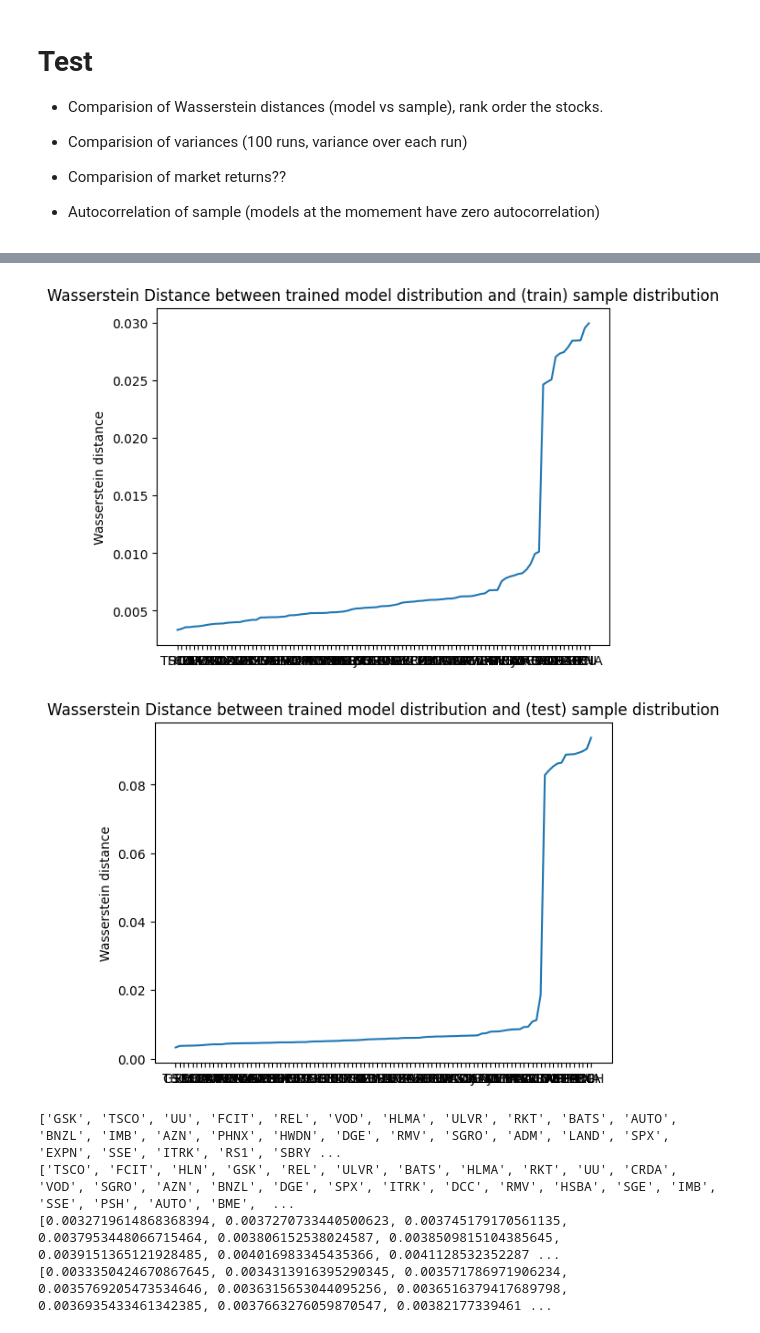
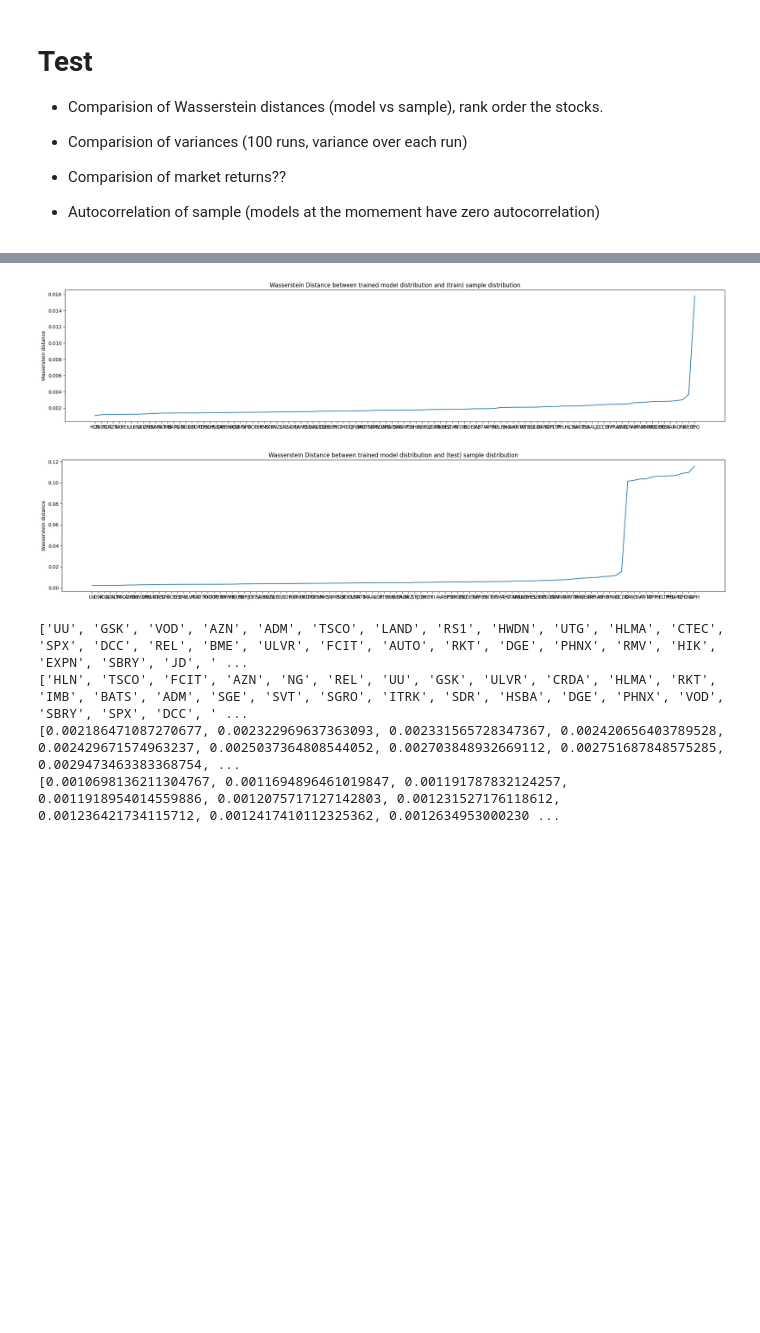
Before and after one commit to Jamesflynn1/FiniteMarketModel, a Jupyter notebook: EvaluateFit.ipynb, the cells around one changed output, grey strips where cells are left out. Drawn from its saved outputs; the diff is of its cells as text; code cells hidden in the pictures; blank space fills up the shorter version.

```diff
--- a/EvaluateFit.ipynb
+++ b/EvaluateFit.ipynb
@@ -250,0 +319,8 @@ Evaluate the Wasserstein distance and predict the most accurate stocks and least
+# %%
+def calculateWassersteinDistToSample(stock, trainChanges, validateChanges):
+    wd = []
+    wd.append(wasserstein_distance(u_values=stock.values, v_values=trainChanges, u_weights=stock.probabilities,
+                                    v_weights=np.ones(len(trainChanges))/len(trainChanges)))
+    wd.append(wasserstein_distance(u_values=stock.values, v_values=validateChanges, u_weights=stock.probabilities,
+                                    v_weights=np.ones(len(validateChanges))/len(validateChanges)))
+    return wd
@@ -266,35 +409,0 @@ NameError: name 'someDist' is not defined
-# %%
-#Issues with scale??
-acf = []
-
-lags = 5
-for i in range(len(tickers)):
-    #realSample = stocks[tickers[i]]["Price"].diff().dropna()[1:]
-    print(i)
-    realSample = calculateChange(train_stocks[tickers[i]], "percentage")[1:]
-
-    diffACF = []
-    for h in range(1,lags):
-        diffACF.append(realSample.autocorr(lag=h))
-    acf.append([np.array(diffACF), tickers[i]])
-
-def distSort(e):
-    return float(e[0][0])
-
-acf.sort(key=distSort)
-sTickers = []
-sDistances = []
-sDist2 = []
-for item in acf:
-    sTickers.append(item[1])
-    sDistances.append(item[0])
-
-plt.title("Autocorrelation of the price percentage changes for each stock")
-plt.ylabel("Lag-1 AC")
-print(np.array(sDistances)[:,0])
-
-for i in range(lags-1):
-    plt.plot(sTickers, np.array(sDistances)[:,i])
-
-print(sTickers)
-print(sDistances)
@@ -322,7 +412,7 @@ print(sDistances)
 trainWd = []
 testWd = []
 for i in range(len(tickers)):
-    stock = ftse100Market.assets[i]
+    stock = highestPerfModels[tickers[i]]
     #realSample = np.array(stocks[tickers[i]]["Price"].diff().dropna()[1:])
     trainSample = calculateChange(train_stocks[tickers[i]], "percentage").to_numpy()[1:]
     testSample = calculateChange(test_stocks[tickers[i]], "percentage").to_numpy()[1:]
@@ -338,36 +428,36 @@ def distSort(e):
 trainWd.sort(key=distSort)
 testWd.sort(key=distSort)
 trainTickers = []
 testTickers = []
 trainDistances = []
 testDistances = []
 
 for item in trainWd:
     trainTickers.append(item[1])
     trainDistances.append(item[0])
 for item in testWd:
     testTickers.append(item[1])
     testDistances.append(item[0])
 
 plt.title("Wasserstein Distance between trained model distribution and (train) sample distribution")
 plt.ylabel("Wasserstein distance")
 plt.plot(trainTickers, trainDistances)
 plt.show()
 
 plt.title("Wasserstein Distance between trained model distribution and (test) sample distribution")
 plt.ylabel("Wasserstein distance")
 plt.plot(testTickers, testDistances)
 plt.show()
 
 print(testTickers)
 print(trainTickers)
 
 print(testDistances)
 print(trainDistances)
 # %% [output]
-[figure, old version]
+[figure, new version]
-[figure, old version]
+[figure, new version]
-['GSK', 'TSCO', 'UU', 'FCIT', 'REL', 'VOD', 'HLMA', 'ULVR', 'RKT', 'BATS', 'AUTO', 'BNZL', 'IMB', 'AZN', 'PHNX', 'HWDN', 'DGE', 'RMV', 'SGRO', 'ADM', 'LAND', 'SPX', 'EXPN', 'SSE', 'ITRK', 'RS1', 'SBRY ...
-['TSCO', 'FCIT', 'HLN', 'GSK', 'REL', 'ULVR', 'BATS', 'HLMA', 'RKT', 'UU', 'CRDA', 'VOD', 'SGRO', 'AZN', 'BNZL', 'DGE', 'SPX', 'ITRK', 'DCC', 'RMV', 'HSBA', 'SGE', 'IMB', 'SSE', 'PSH', 'AUTO', 'BME',  ...
-[0.0032719614868368394, 0.0037270733440500623, 0.003745179170561135, 0.0037953448066715464, 0.003806152538024587, 0.0038509815104385645, 0.0039151365121928485, 0.004016983345435366, 0.0041128532352287 ...
-[0.0033350424670867645, 0.0034313916395290345, 0.003571786971906234, 0.0035769205473534646, 0.0036315653044095256, 0.0036516379417689798, 0.0036935433461342385, 0.0037663276059870547, 0.00382177339461 ...
+['UU', 'GSK', 'VOD', 'AZN', 'ADM', 'TSCO', 'LAND', 'RS1', 'HWDN', 'UTG', 'HLMA', 'CTEC', 'SPX', 'DCC', 'REL', 'BME', 'ULVR', 'FCIT', 'AUTO', 'RKT', 'DGE', 'PHNX', 'RMV', 'HIK', 'EXPN', 'SBRY', 'JD', ' ...
+['HLN', 'TSCO', 'FCIT', 'AZN', 'NG', 'REL', 'UU', 'GSK', 'ULVR', 'CRDA', 'HLMA', 'RKT', 'IMB', 'BATS', 'ADM', 'SGE', 'SVT', 'SGRO', 'ITRK', 'SDR', 'HSBA', 'DGE', 'PHNX', 'VOD', 'SBRY', 'SPX', 'DCC', ' ...
+[0.002186471087270677, 0.002322969637363093, 0.002331565728347367, 0.002420656403789528, 0.002429671574963237, 0.0025037364808544052, 0.002703848932669112, 0.002751687848575285, 0.0029473463383368754, ...
+[0.0010698136211304767, 0.0011694896461019847, 0.001191787832124257, 0.0011918954014559886, 0.0012075717127142803, 0.001231527176118612, 0.001236421734115712, 0.0012417410112325362, 0.0012634953000230 ...
```
Also changed, not shown: parts of 28 cells of this notebook, 1 other file.
